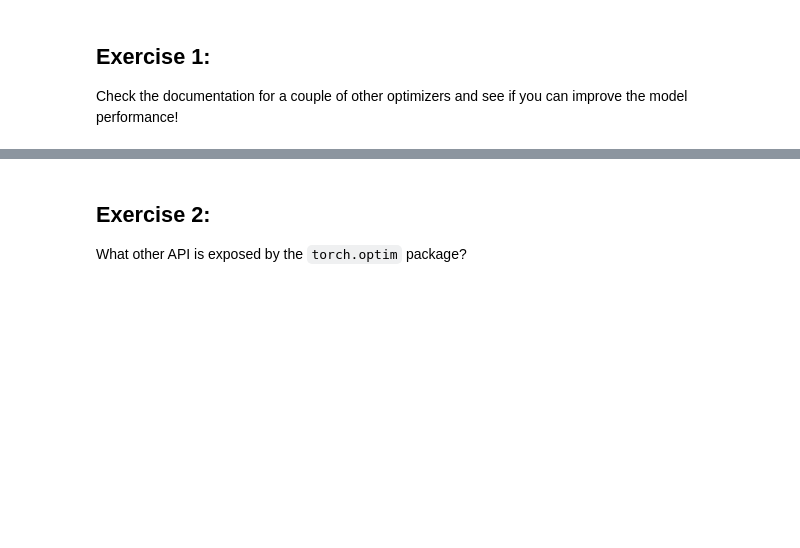
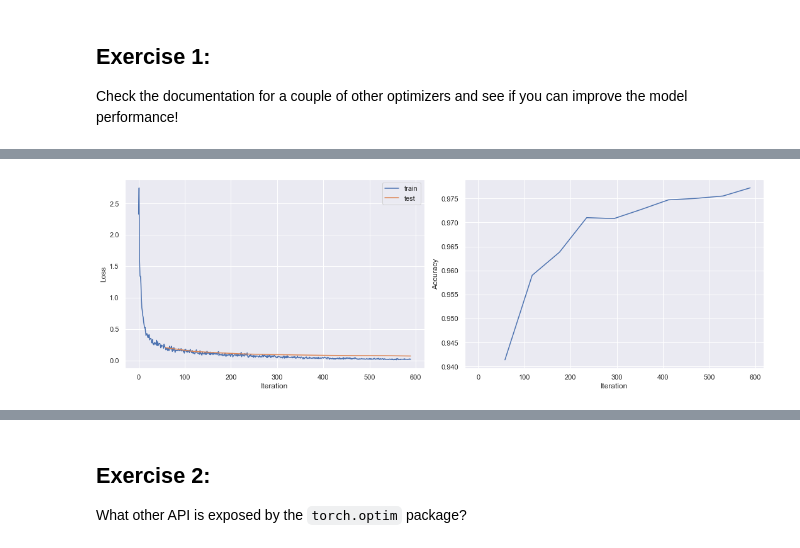
Before and after one commit to emlozin/intro_to_pytorch, a Jupyter notebook: 4_Training_and_validation/4c_training_loop_Solutions.ipynb, the cells around one changed output, grey strips where cells are left out. Cells and saved outputs as stored; diff of their text form; code cells hidden in the pictures; blank space fills up the shorter version.

```diff
--- a/4_Training_and_validation/4c_training_loop_Solutions.ipynb
+++ b/4_Training_and_validation/4c_training_loop_Solutions.ipynb
@@ -218,3 +244,6 @@ Check the documentation for a couple of other optimizers and see if you can impr
 model = get_model()
 train_losses, test_losses, accuracies = train_nn(model, torch.optim.AdamW(model.parameters(), lr=0.01), n_epochs=10)
 plot_metrics(train_losses, test_losses, accuracies)
+
+torch.save(model.state_dict(), "../data/model_optimized_with_adam.pt")
+# %% [output]
@@ -221,3 +260,4 @@ plot_metrics(train_losses, test_losses, accuracies)
+[figure, added]
 # %%
 class AdamOptimizer(Optimizer):
     def __init__(self, parameters, lr, beta1 = 0.9, beta2 = 0.999, epsilon=1e-8, wd=1e-2):
```
Also changed, not shown: parts of 5 cells of this notebook, 1 other file.
